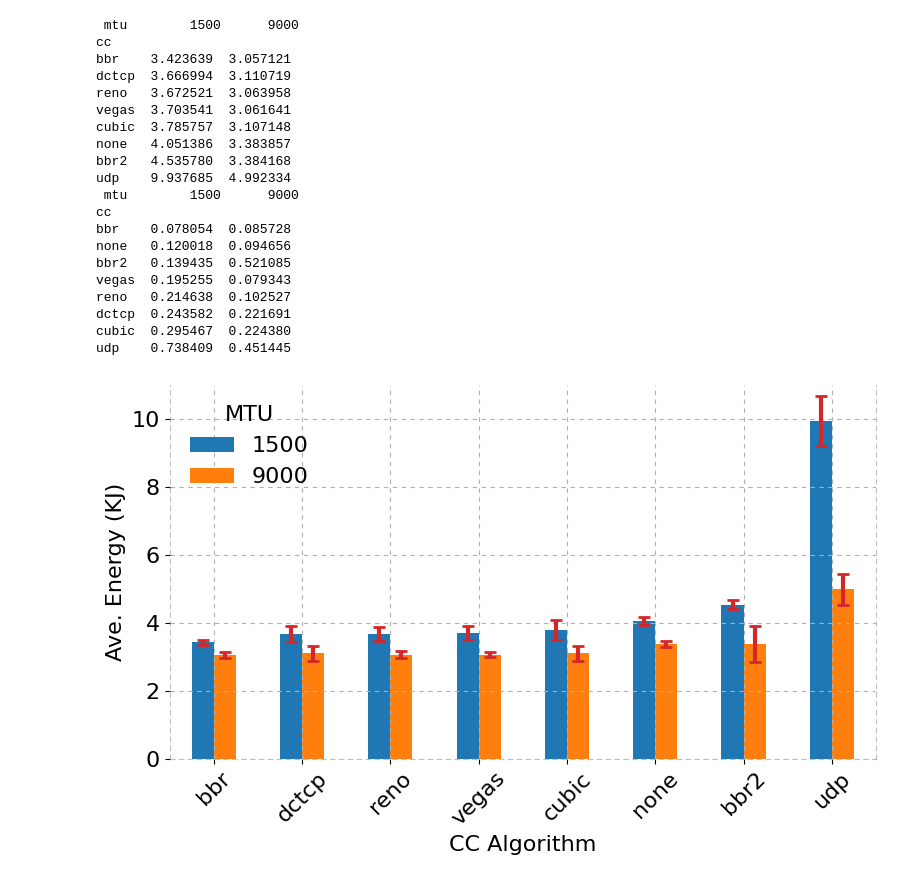
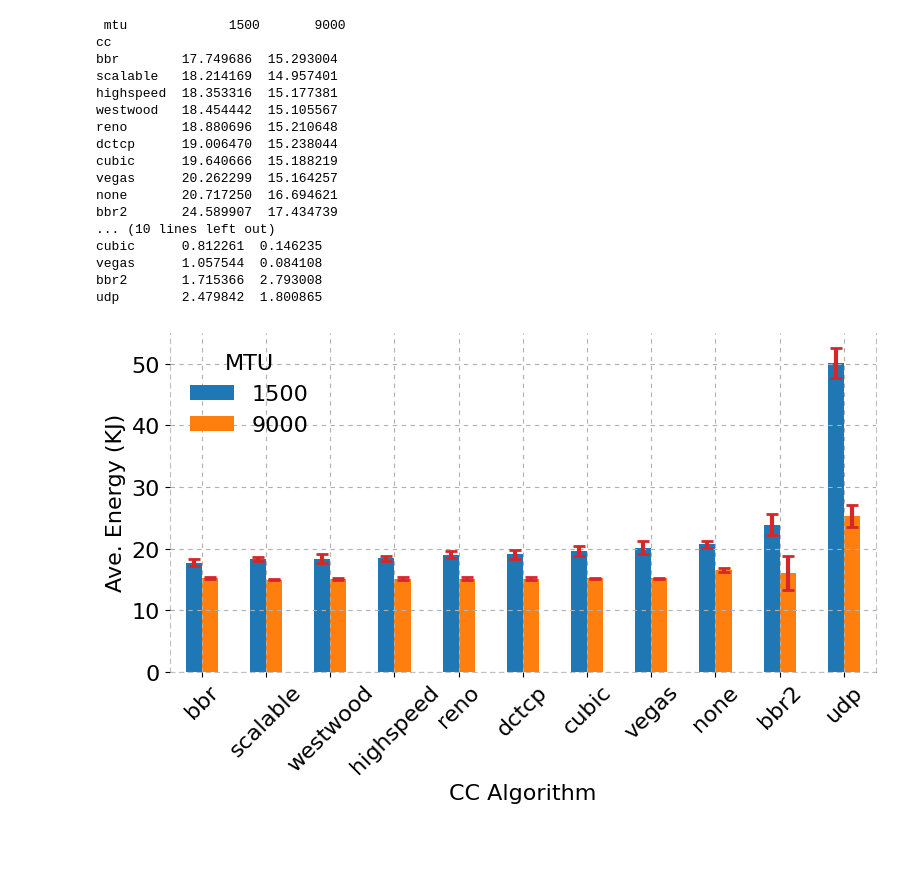
Before and after one commit to serhatarslan-hub/power-of-cc, a Jupyter notebook: analysis/total_energy_of_iperf.ipynb, the cells around one changed output. Drawn from its saved outputs; the diff is of its cells as text; code cells hidden in the pictures; blank space fills up the shorter version.

Commit message:
Energy measurements for new CCA added

```diff
--- a/analysis/total_energy_of_iperf.ipynb
+++ b/analysis/total_energy_of_iperf.ipynb
@@ -17,7 +17,7 @@ LINE_STYLE = (0,(4,4))
 LINE_WIDTH = 3.5
 SAVE_FIG = False
 # %%
-EXP_ID = '230505-1355'
+EXP_ID = '230510-1447'
 exp_filename = '../data/' + EXP_ID + '/energy.log'
 
 if (SAVE_FIG):
@@ -35,7 +35,8 @@ def read_data(exp_filename):
                 if key in ['energy_uJ']:
                     val = float(val)
                 exp[key] = val
-            data.append(exp)
+            if val > 0:
+                data.append(exp)
 
     df = pd.DataFrame(data)
     return df
@@ -61,61 +62,58 @@ exp_df
 print('\n', exp_df.groupby(['cc', 'mtu'])['energy_kJ'].mean().unstack().sort_values(['1500']),
       '\n', exp_df.groupby(['cc', 'mtu'])['energy_kJ'].std().unstack().sort_values(['1500']))
 # %% [output]
- mtu        1500      9000
+ mtu             1500       9000
 cc
-bbr    3.423639  3.057121
-dctcp  3.666994  3.110719
-reno   3.672521  3.063958
-vegas  3.703541  3.061641
-cubic  3.785757  3.107148
-none   4.051386  3.383857
-bbr2   4.535780  3.384168
-udp    9.937685  4.992334
- mtu        1500      9000
-cc
-bbr    0.078054  0.085728
-none   0.120018  0.094656
-bbr2   0.139435  0.521085
-vegas  0.195255  0.079343
-reno   0.214638  0.102527
-dctcp  0.243582  0.221691
-cubic  0.295467  0.224380
-udp    0.738409  0.451445
+bbr        17.749686  15.293004
+scalable   18.214169  14.957401
+highspeed  18.353316  15.177381
+westwood   18.454442  15.105567
+reno       18.880696  15.210648
+dctcp      19.006470  15.238044
+cubic      19.640666  15.188219
+vegas      20.262299  15.164257
+none       20.717250  16.694621
+bbr2       24.589907  17.434739
+... (10 lines left out)
+cubic      0.812261  0.146235
+vegas      1.057544  0.084108
+bbr2       1.715366  2.793008
+udp        2.479842  1.800865
 # %%
 # plt.figure(figsize=FIG_SIZE)
-exp_df.groupby(['cc', 'mtu'])['energy_kJ'].mean().unstack().sort_values(['1500']).plot.bar(
+exp_df.groupby(['cc', 'mtu'])['energy_kJ'].median().unstack().sort_values(['1500']).plot.bar(
     yerr=exp_df.groupby(['cc', 'mtu'])['energy_kJ'].std().unstack().sort_values(['1500']),
     error_kw=dict(lw=3, capsize=4, capthick=2, ecolor='C3')
     )
 
 plt.xlabel('CC Algorithm', fontsize=FONT_SIZE)
 plt.ylabel('Ave. Energy (KJ)', fontsize=FONT_SIZE)
 plt.xticks(fontsize=FONT_SIZE)
 plt.yticks(fontsize=FONT_SIZE)
-plt.ylim((0, 11))
+plt.ylim((0, 55))
 plt.xticks(rotation = 45)
 plt.grid(linestyle=LINE_STYLE)
 leg = plt.gca().legend(loc='upper left', frameon=False,
                  title='MTU', fontsize=FONT_SIZE)
 plt.setp(leg.get_title(),fontsize=FONT_SIZE)
 plt.gca().spines["right"].set_linestyle(LINE_STYLE)
 plt.gca().spines["right"].set_alpha(0.5)
 plt.gca().spines["right"].set_color('gray')
 plt.gca().spines["left"].set_linestyle(LINE_STYLE)
 plt.gca().spines["left"].set_alpha(0.5)
 plt.gca().spines["left"].set_color('gray')
 plt.gca().spines["top"].set_visible(False)
 # plt.gca().spines["top"].set_linestyle(LINE_STYLE)
 # plt.gca().spines["top"].set_alpha(0.5)
 # plt.gca().spines["top"].set_color('gray')
 plt.gca().spines["bottom"].set_linestyle(LINE_STYLE)
 plt.gca().spines["bottom"].set_alpha(0.5)
 plt.gca().spines["bottom"].set_color('gray')
 plt.tight_layout()
 
 if (SAVE_FIG):
     plt.savefig( out_dir + '/cca_energy.pdf')
 
 plt.show()
 # %% [output]
-[figure, old version]
+[figure, new version]
```
Also changed, not shown: parts of 2 cells of this notebook, 3 other files.
